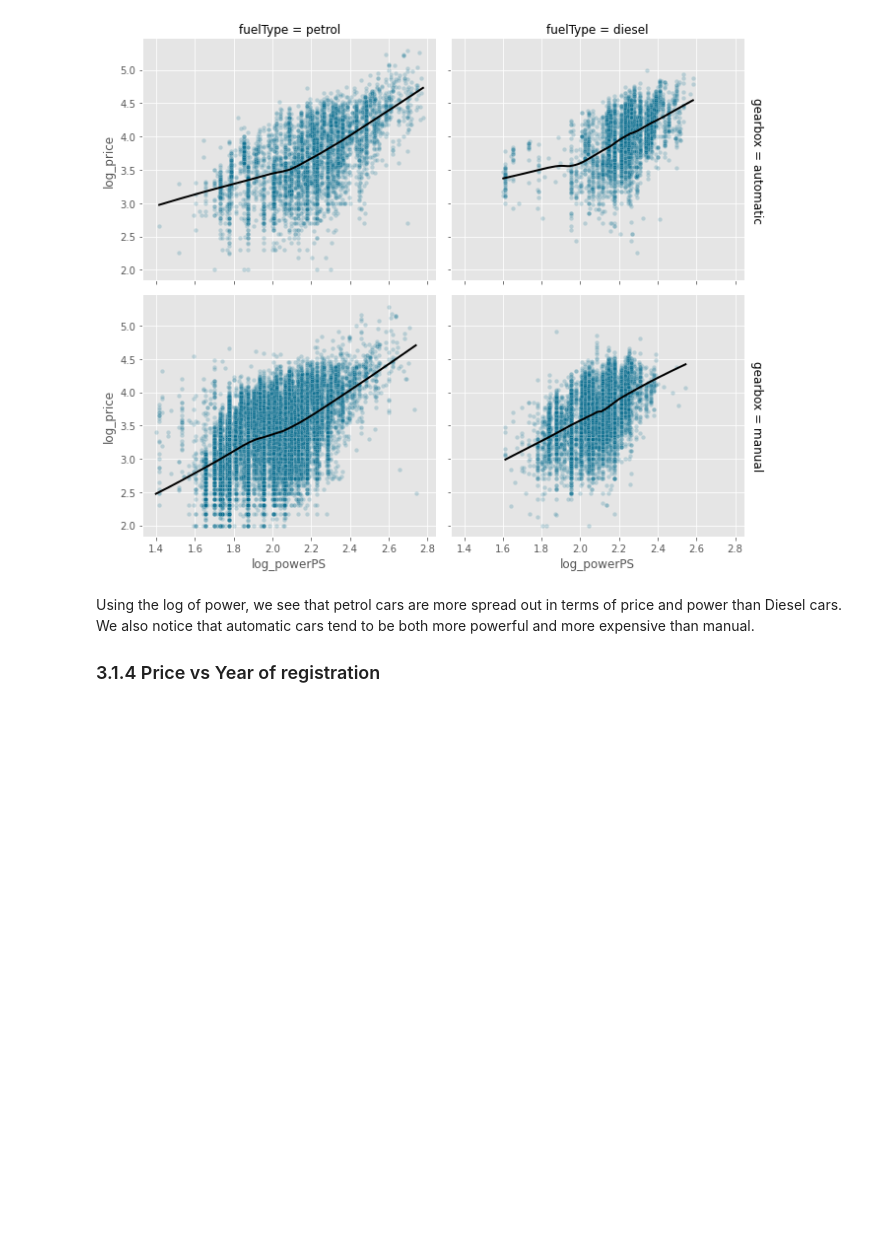
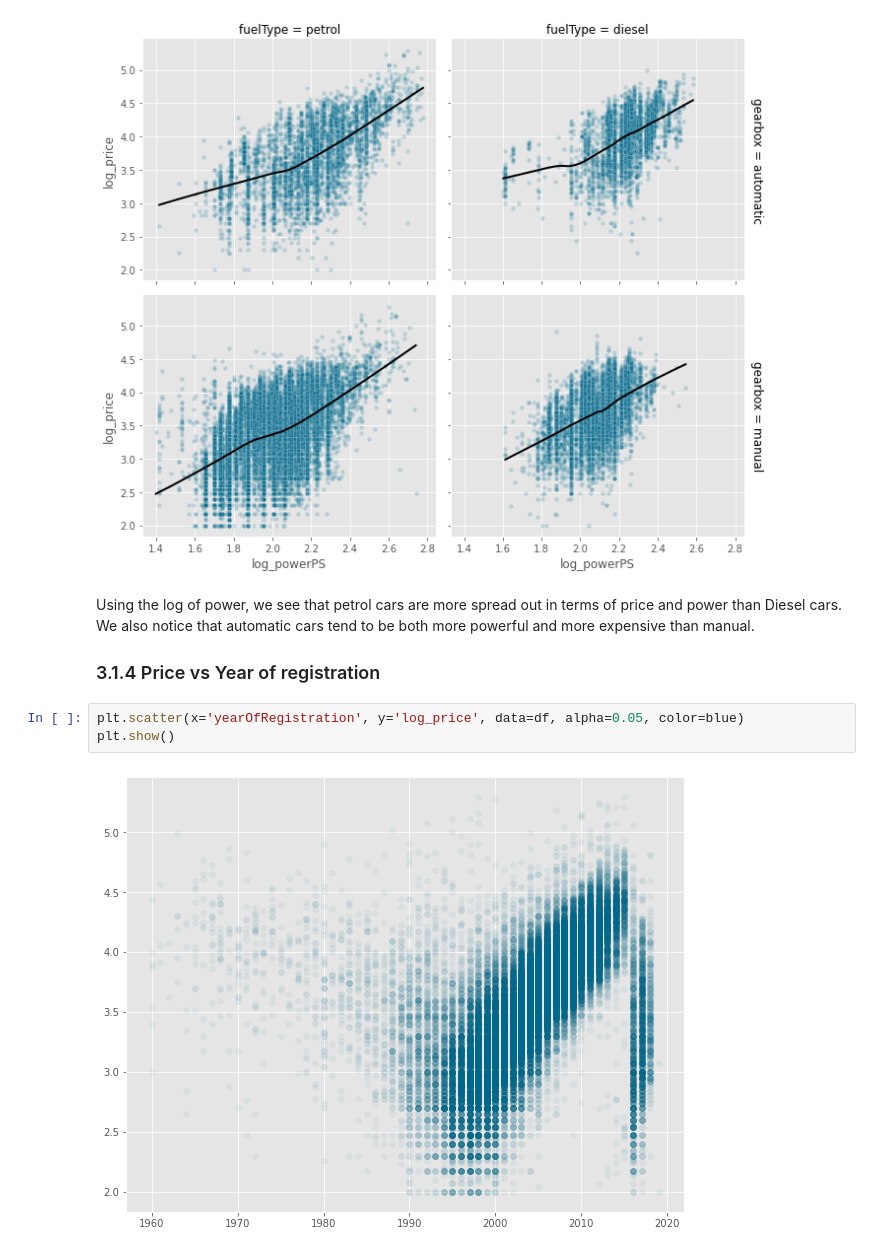
Before and after one commit to Elmehdi9/Used-Cars-Exploratory-Analysis, a Jupyter notebook: EDA.ipynb, the cells around one changed output. Cells and saved outputs as stored; diff of their text form; blank space fills up the shorter version.

```diff
--- a/EDA.ipynb
+++ b/EDA.ipynb
@@ -517,3 +517,8 @@ See the caveats in the documentation: https://pandas.pydata.org/pandas-docs/stab
 # %% [markdown]
 Using the log of power, we see that petrol cars are more spread out in terms of price and power than Diesel cars. We also notice that automatic cars tend to be both more powerful and more expensive than manual.
 ### 3.1.4 Price vs Year of registration
+# %%
+plt.scatter(x='yearOfRegistration', y='log_price', data=df, alpha=0.05, color=blue)
+plt.show()
+# %% [output]
+[figure, added]
```
Also changed, not shown: parts of 27 cells of this notebook.
